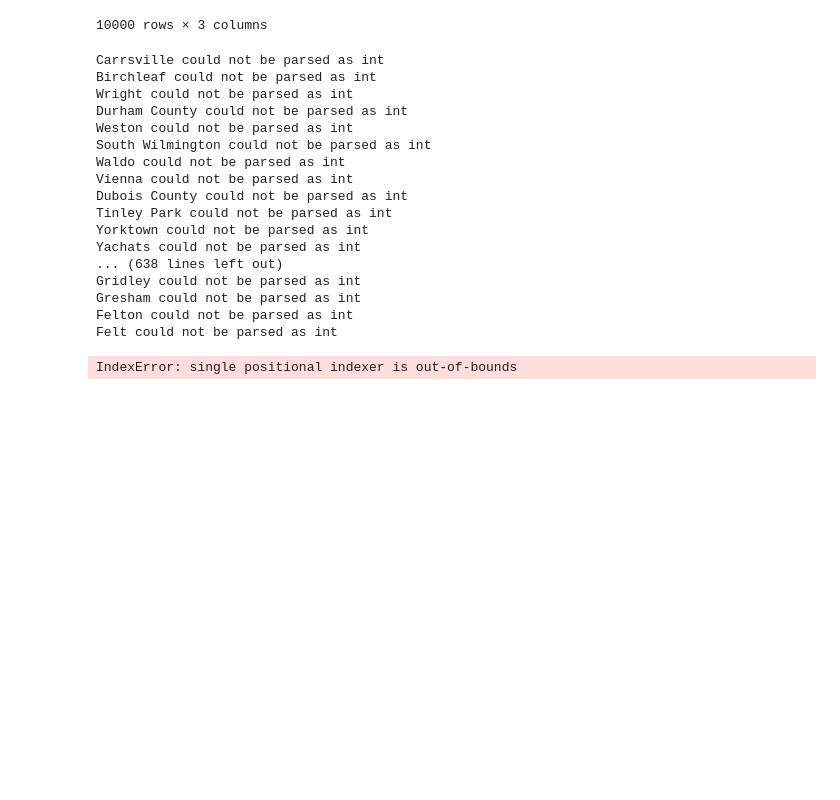
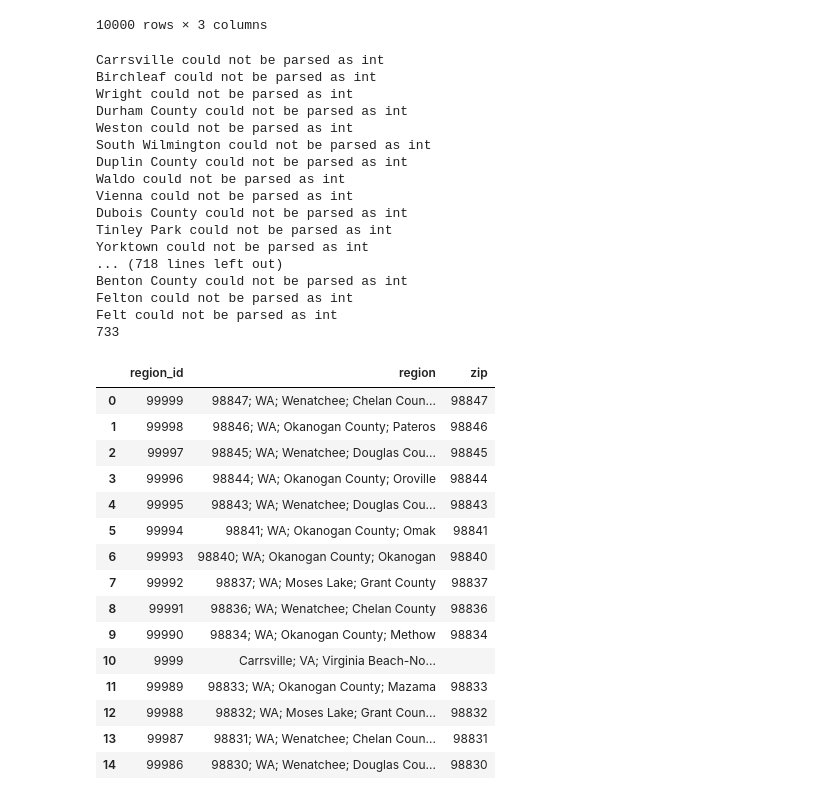
Before and after one commit to ChichoTV/predictive-housing, a Jupyter notebook: jupyter/zillow_regions.ipynb, the cells around one changed output. Cells and saved outputs as stored; diff of their text form; code cells hidden in the pictures; blank space fills up the shorter version.

```diff
--- a/jupyter/zillow_regions.ipynb
+++ b/jupyter/zillow_regions.ipynb
@@ -45,13 +45,14 @@ df
 # %%
 # setting new column equal to the zipcode found in the 'region' column. Removing any rows that excluded a zipcode
 count=0
+to_drop=[]
 for i in range(len(df)):
     try:
         df.iloc[i,2]=int(df.iloc[i,1].split(';')[0])
     except:
         print(f'{df.iloc[i,1].split(";")[0]} could not be parsed as int')
         count=count+1
-        df=df.drop(df.index[i])
+        to_drop.append(i)
 print(count)
 # %% [output]
 Carrsville could not be parsed as int
@@ -60,15 +61,33 @@ Wright could not be parsed as int
 Durham County could not be parsed as int
 Weston could not be parsed as int
 South Wilmington could not be parsed as int
+Duplin County could not be parsed as int
 Waldo could not be parsed as int
 Vienna could not be parsed as int
 Dubois County could not be parsed as int
 Tinley Park could not be parsed as int
 Yorktown could not be parsed as int
-Yachats could not be parsed as int
-... (638 lines left out)
-Gridley could not be parsed as int
-Gresham could not be parsed as int
+... (718 lines left out)
+Benton County could not be parsed as int
 Felton could not be parsed as int
 Felt could not be parsed as int
+733
-IndexError: single positional indexer is out-of-bounds
+# %%
+df=df.drop(to_drop,a)
+# %% [output]
+|  | region_id | region | zip |
+| 0 | 99999 | 98847; WA; Wenatchee; Chelan Coun... | 98847 |
+| 1 | 99998 | 98846; WA; Okanogan County; Pateros | 98846 |
+| 2 | 99997 | 98845; WA; Wenatchee; Douglas Cou... | 98845 |
+| 3 | 99996 | 98844; WA; Okanogan County; Oroville | 98844 |
+| 4 | 99995 | 98843; WA; Wenatchee; Douglas Cou... | 98843 |
+| 5 | 99994 | 98841; WA; Okanogan County; Omak | 98841 |
+| 6 | 99993 | 98840; WA; Okanogan County; Okanogan | 98840 |
+| 7 | 99992 | 98837; WA; Moses Lake; Grant County | 98837 |
+| 8 | 99991 | 98836; WA; Wenatchee; Chelan County | 98836 |
+| 9 | 99990 | 98834; WA; Okanogan County; Methow | 98834 |
+| 10 | 9999 | Carrsville; VA; Virginia Beach-No... |  |
+| 11 | 99989 | 98833; WA; Okanogan County; Mazama | 98833 |
+| 12 | 99988 | 98832; WA; Moses Lake; Grant Coun... | 98832 |
+| 13 | 99987 | 98831; WA; Wenatchee; Chelan Coun... | 98831 |
+| 14 | 99986 | 98830; WA; Wenatchee; Douglas Cou... | 98830 |
```
Also changed, not shown: parts of 3 cells of this notebook, 1 other file.
